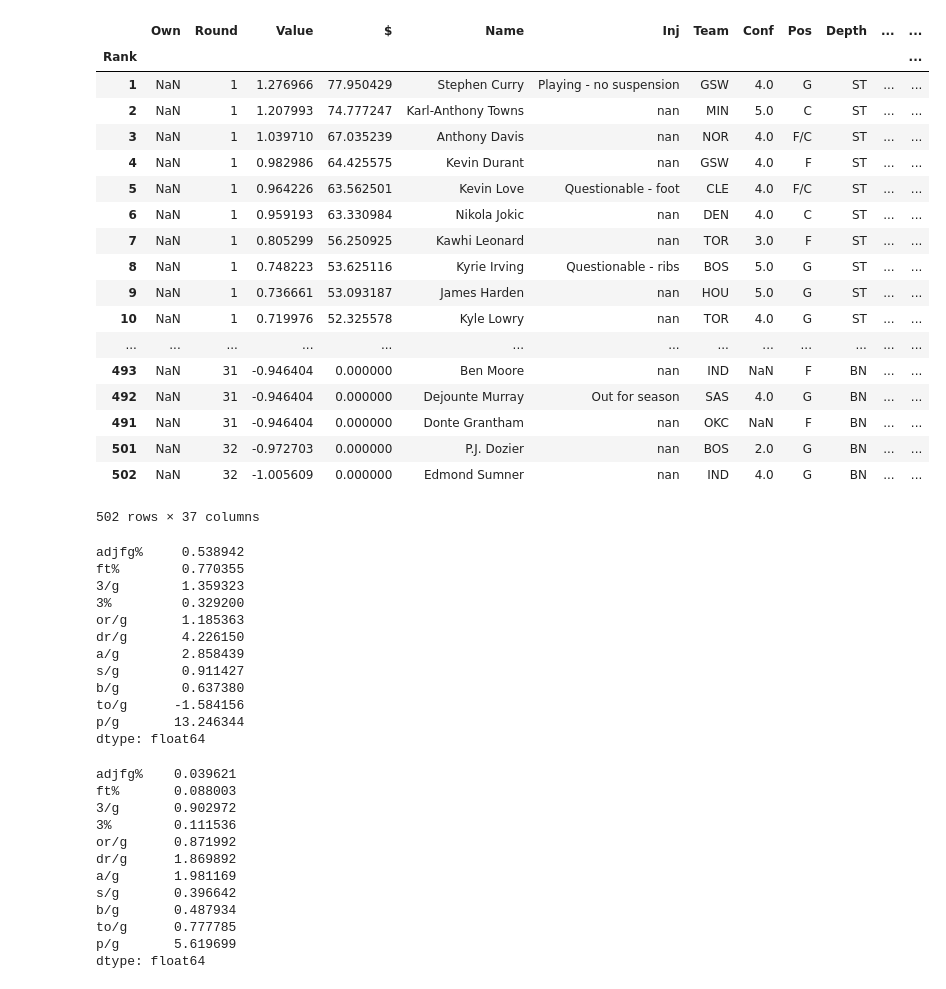
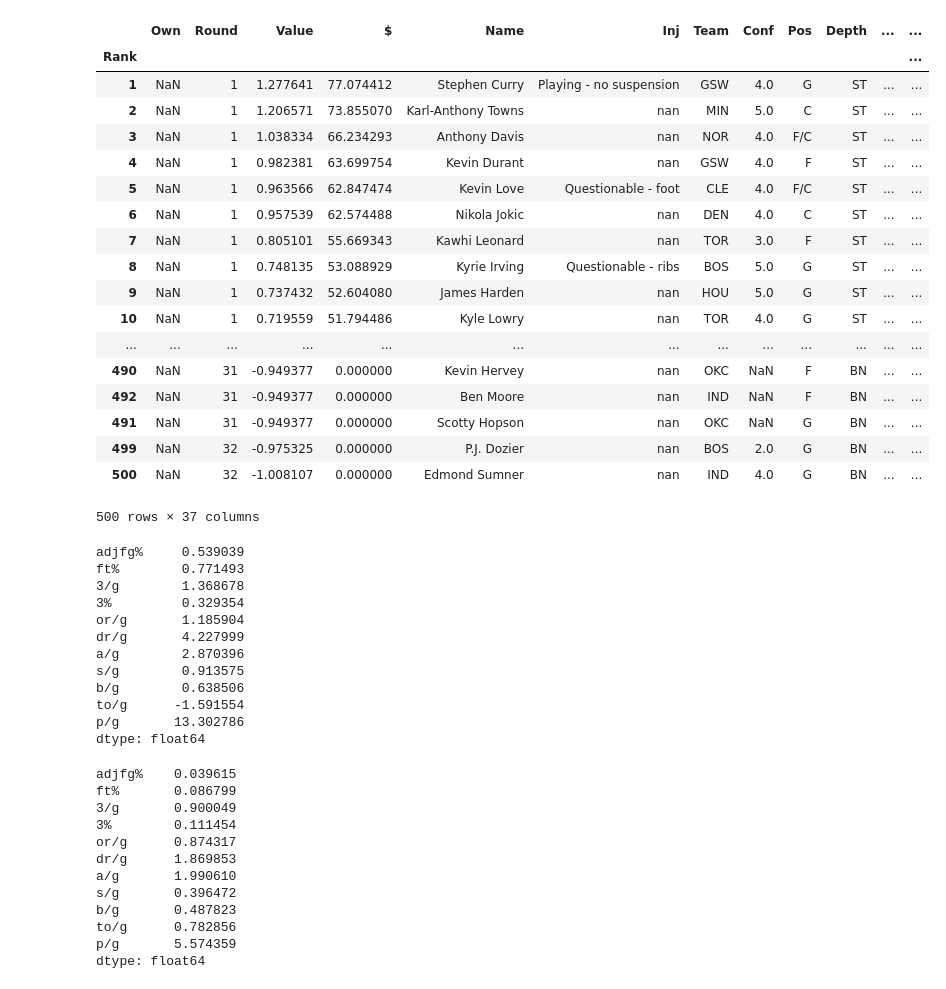
Before and after one commit to jjcaine/fantasy_bball, a Jupyter notebook: Fantasy Basketball Projected $ Values.ipynb, the cells around one changed output. Saved outputs shown, nothing was run; the diff lists cells and outputs as text; code cells hidden in the pictures.

```diff
--- a/Fantasy Basketball Projected $ Values.ipynb
+++ b/Fantasy Basketball Projected $ Values.ipynb
@@ -9,29 +9,29 @@ roster_size = 14
 starters = 10
 total_players = teams * roster_size
 # %%
-df = pd.read_excel('/Users/jcaine/Downloads/BBM_projections.xls', index_col='Rank',
+df = pd.read_excel('/Users/jjcaine/Downloads/BBM_projections.xls', index_col='Rank',
                   dtype={'Inj': str, })
 df
 # %% [output]
 |  | Own | Round | Value | $ | Name | Inj | Team | Conf | Pos | Depth | ... | ... |
 | Rank |  |  |  |  |  |  |  |  |  |  |  | ... |
-| 1 | NaN | 1 | 1.276966 | 77.950429 | Stephen Curry | Playing - no suspension | GSW | 4.0 | G | ST | ... | ... |
-| 2 | NaN | 1 | 1.207993 | 74.777247 | Karl-Anthony Towns | nan | MIN | 5.0 | C | ST | ... | ... |
-| 3 | NaN | 1 | 1.039710 | 67.035239 | Anthony Davis | nan | NOR | 4.0 | F/C | ST | ... | ... |
-| 4 | NaN | 1 | 0.982986 | 64.425575 | Kevin Durant | nan | GSW | 4.0 | F | ST | ... | ... |
-| 5 | NaN | 1 | 0.964226 | 63.562501 | Kevin Love | Questionable - foot | CLE | 4.0 | F/C | ST | ... | ... |
-| 6 | NaN | 1 | 0.959193 | 63.330984 | Nikola Jokic | nan | DEN | 4.0 | C | ST | ... | ... |
-| 7 | NaN | 1 | 0.805299 | 56.250925 | Kawhi Leonard | nan | TOR | 3.0 | F | ST | ... | ... |
-| 8 | NaN | 1 | 0.748223 | 53.625116 | Kyrie Irving | Questionable - ribs | BOS | 5.0 | G | ST | ... | ... |
-| 9 | NaN | 1 | 0.736661 | 53.093187 | James Harden | nan | HOU | 5.0 | G | ST | ... | ... |
-| 10 | NaN | 1 | 0.719976 | 52.325578 | Kyle Lowry | nan | TOR | 4.0 | G | ST | ... | ... |
+| 1 | NaN | 1 | 1.277641 | 77.074412 | Stephen Curry | Playing - no suspension | GSW | 4.0 | G | ST | ... | ... |
+| 2 | NaN | 1 | 1.206571 | 73.855070 | Karl-Anthony Towns | nan | MIN | 5.0 | C | ST | ... | ... |
+| 3 | NaN | 1 | 1.038334 | 66.234293 | Anthony Davis | nan | NOR | 4.0 | F/C | ST | ... | ... |
+| 4 | NaN | 1 | 0.982381 | 63.699754 | Kevin Durant | nan | GSW | 4.0 | F | ST | ... | ... |
+| 5 | NaN | 1 | 0.963566 | 62.847474 | Kevin Love | Questionable - foot | CLE | 4.0 | F/C | ST | ... | ... |
+| 6 | NaN | 1 | 0.957539 | 62.574488 | Nikola Jokic | nan | DEN | 4.0 | C | ST | ... | ... |
+| 7 | NaN | 1 | 0.805101 | 55.669343 | Kawhi Leonard | nan | TOR | 3.0 | F | ST | ... | ... |
+| 8 | NaN | 1 | 0.748135 | 53.088929 | Kyrie Irving | Questionable - ribs | BOS | 5.0 | G | ST | ... | ... |
+| 9 | NaN | 1 | 0.737432 | 52.604080 | James Harden | nan | HOU | 5.0 | G | ST | ... | ... |
+| 10 | NaN | 1 | 0.719559 | 51.794486 | Kyle Lowry | nan | TOR | 4.0 | G | ST | ... | ... |
 | ... | ... | ... | ... | ... | ... | ... | ... | ... | ... | ... | ... | ... |
-| 493 | NaN | 31 | -0.946404 | 0.000000 | Ben Moore | nan | IND | NaN | F | BN | ... | ... |
-| 492 | NaN | 31 | -0.946404 | 0.000000 | Dejounte Murray | Out for season | SAS | 4.0 | G | BN | ... | ... |
-| 491 | NaN | 31 | -0.946404 | 0.000000 | Donte Grantham | nan | OKC | NaN | F | BN | ... | ... |
-| 501 | NaN | 32 | -0.972703 | 0.000000 | P.J. Dozier | nan | BOS | 2.0 | G | BN | ... | ... |
-| 502 | NaN | 32 | -1.005609 | 0.000000 | Edmond Sumner | nan | IND | 4.0 | G | BN | ... | ... |
+| 490 | NaN | 31 | -0.949377 | 0.000000 | Kevin Hervey | nan | OKC | NaN | F | BN | ... | ... |
+| 492 | NaN | 31 | -0.949377 | 0.000000 | Ben Moore | nan | IND | NaN | F | BN | ... | ... |
+| 491 | NaN | 31 | -0.949377 | 0.000000 | Scotty Hopson | nan | OKC | NaN | G | BN | ... | ... |
+| 499 | NaN | 32 | -0.975325 | 0.000000 | P.J. Dozier | nan | BOS | 2.0 | G | BN | ... | ... |
+| 500 | NaN | 32 | -1.008107 | 0.000000 | Edmond Sumner | nan | IND | 4.0 | G | BN | ... | ... |
-502 rows × 37 columns
+500 rows × 37 columns
 # %%
 stat_cats = ['adjfg%', 'ft%', '3/g', '3%', 'or/g', 'dr/g',
              'a/g', 's/g', 'b/g', 'to/g', 'p/g']
@@ -48,17 +48,17 @@ df_stats['to/g'] = df_stats['to/g'] * -1
 stat_means = df_stats.loc[:total_players, :].mean()
 stat_means
 # %% [output]
-adjfg%     0.538942
-ft%        0.770355
-3/g        1.359323
-3%         0.329200
-or/g       1.185363
-dr/g       4.226150
-a/g        2.858439
-s/g        0.911427
-b/g        0.637380
-to/g      -1.584156
-p/g       13.246344
+adjfg%     0.539039
+ft%        0.771493
+3/g        1.368678
+3%         0.329354
+or/g       1.185904
+dr/g       4.227999
+a/g        2.870396
+s/g        0.913575
+b/g        0.638506
+to/g      -1.591554
+p/g       13.302786
 dtype: float64
 # %%
 # caculcate the std deviation for positive and negative stats. Again, just for the total number of
@@ -66,17 +66,17 @@ dtype: float64
 std_dev = df_stats.loc[:total_players, :].std()
 std_dev
 # %% [output]
-adjfg%    0.039621
-ft%       0.088003
-3/g       0.902972
-3%        0.111536
-or/g      0.871992
-dr/g      1.869892
-a/g       1.981169
-s/g       0.396642
-b/g       0.487934
-to/g      0.777785
-p/g       5.619699
+adjfg%    0.039615
+ft%       0.086799
+3/g       0.900049
+3%        0.111454
+or/g      0.874317
+dr/g      1.869853
+a/g       1.990610
+s/g       0.396472
+b/g       0.487823
+to/g      0.782856
+p/g       5.574359
 dtype: float64
 # %%
 # I'm taking the median of the (total players in the league + 10-player "buffer") to the next 50
```
Also changed, not shown: parts of 8 cells of this notebook.
